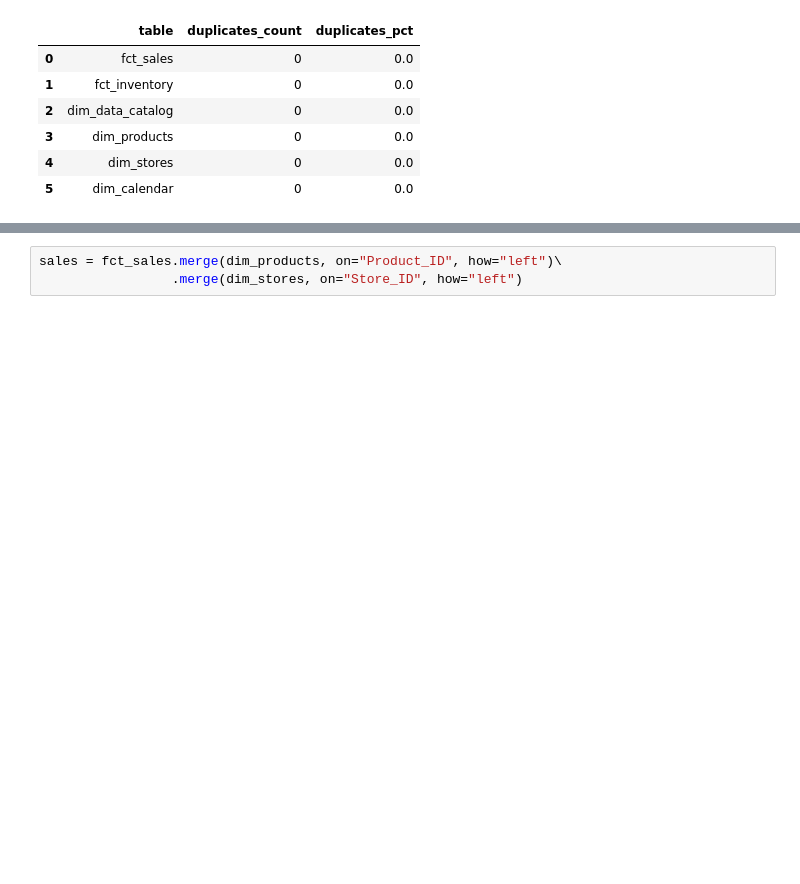
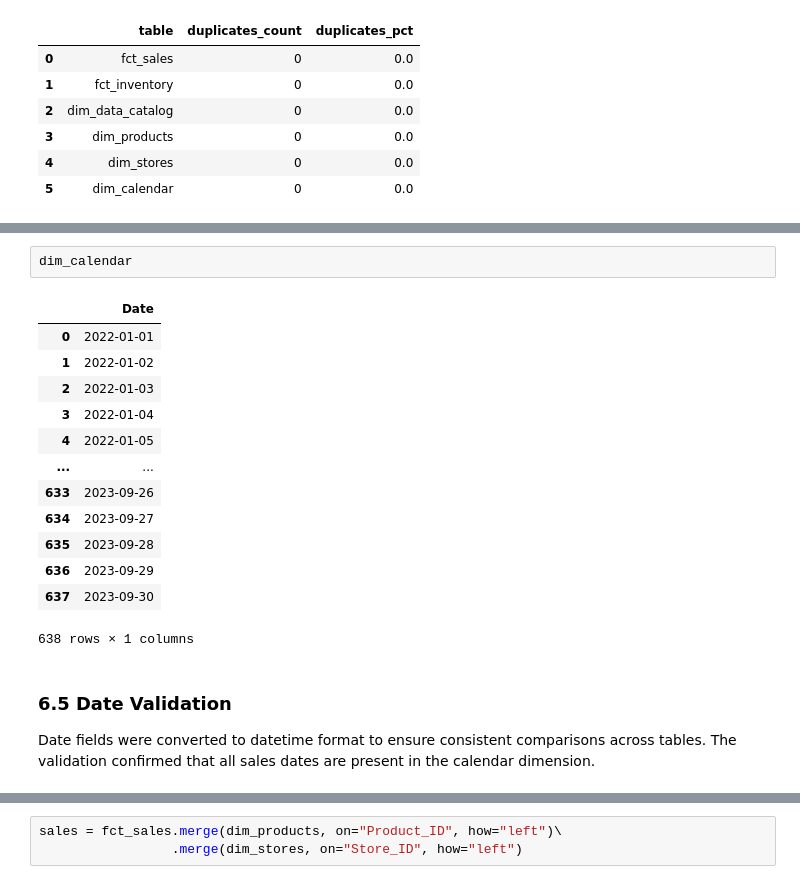
Before and after one commit to DFCR1411/retail_sales_inventory_analysis, a Jupyter notebook: notebooks/01-dfcr-retail-sales-inventory-eda.ipynb, the cells around one changed output, grey strips where cells are left out. Saved outputs shown, nothing was run; the diff lists cells and outputs as text; blank space fills up the shorter version.

```diff
--- a/notebooks/01-dfcr-retail-sales-inventory-eda.ipynb
+++ b/notebooks/01-dfcr-retail-sales-inventory-eda.ipynb
@@ -239,0 +330,20 @@ display(duplicates_summary)
+# %%
+dim_calendar
+# %% [output]
+|  | Date |
+| 0 | 2022-01-01 |
+| 1 | 2022-01-02 |
+| 2 | 2022-01-03 |
+| 3 | 2022-01-04 |
+| 4 | 2022-01-05 |
+| ... | ... |
+| 633 | 2023-09-26 |
+| 634 | 2023-09-27 |
+| 635 | 2023-09-28 |
+| 636 | 2023-09-29 |
+| 637 | 2023-09-30 |
+638 rows × 1 columns
+# %% [markdown]
+### 6.5 Date Validation
+
+Date fields were converted to datetime format to ensure consistent comparisons across tables. The validation confirmed that all sales dates are present in the calendar dimension.
```
Also changed, not shown: parts of 15 cells of this notebook.
